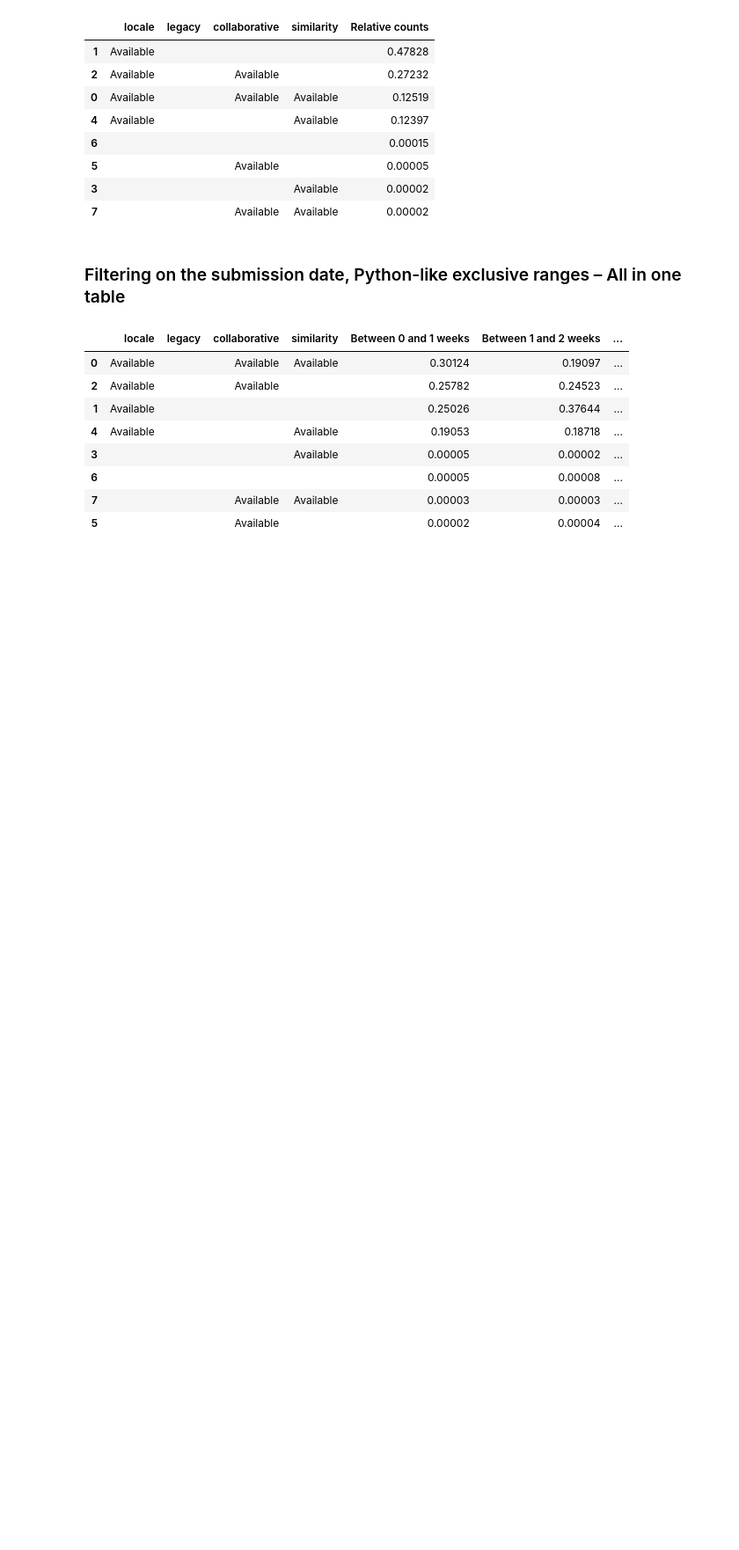
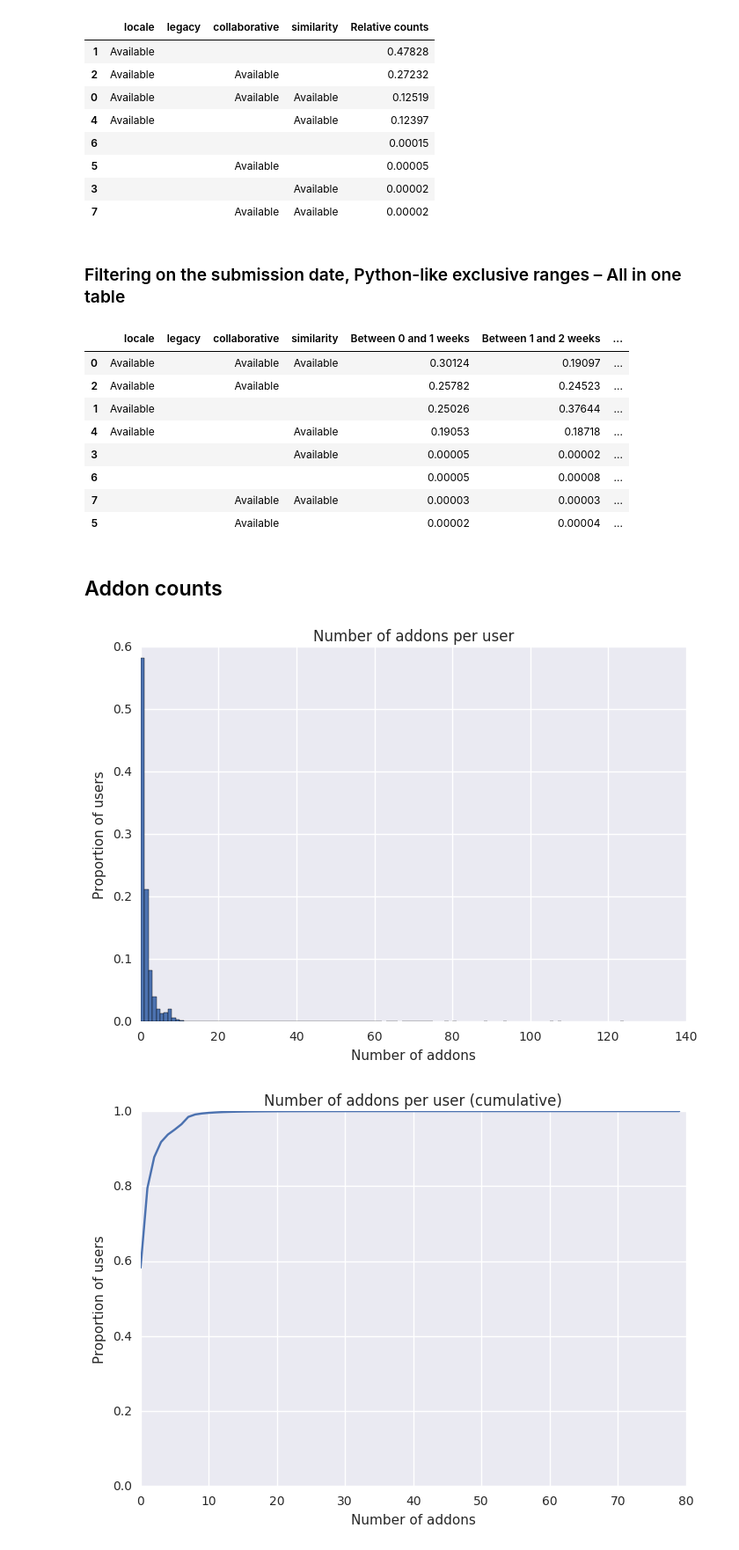
Before and after one commit to florian/taar-prototyping, a Jupyter notebook: evaluation.ipynb, the cells around one changed output. Shown: that part at 88% size. Saved outputs shown, nothing was run; the diff lists cells and outputs as text; code cells hidden in the pictures; blank space fills up the shorter version.

Commit message:
Add analysis about number of addons per user

```diff
--- a/evaluation.ipynb
+++ b/evaluation.ipynb
@@ -523,3 +527,47 @@ display_merged_filtered_results(counts, titles, total_results, combinations, lab
 | 6 |  |  |  |  | 0.00005 | 0.00008 | ... |
 | 7 |  |  | Available | Available | 0.00003 | 0.00003 | ... |
 | 5 |  |  | Available |  | 0.00002 | 0.00004 | ... |
+# %% [markdown]
+## Addon counts
+# %%
+import matplotlib.pyplot as plt
+import seaborn as sns
+%matplotlib inline
+sns.set(style="darkgrid")
+# %%
+addon_counts = rdd_completed\
+    .map(lambda client: len(client['installed_addons']))\
+    .map(lambda x: (x, 1))\
+    .reduceByKey(add)\
+    .collect()
+
+addon_counts = sorted(addon_counts, key=itemgetter(0))
+# %%
+def addon_counts_to_proportions(addon_counts):
+    num_addons, num_addons_count = zip(*addon_counts)
+
+    num_addons_total = float(sum(num_addons_count))
+    num_addons_count = np.array(num_addons_count) / num_addons_total
+
+    return num_addons, num_addons_count
+# %%
+def plot_addon_distribution(addon_counts):
+    num_addons, num_addons_count = addon_counts_to_proportions(addon_counts)
+
+    plt.bar(num_addons, num_addons_count, width=1.)
+    plt.title("Number of addons per user")
+    plt.xlabel("Number of addons")
+    plt.ylabel("Proportion of users")
+    plt.show()
+
+    plt.plot(np.cumsum(num_addons_count))
+    plt.title("Number of addons per user (cumulative)")
+    plt.xlabel("Number of addons")
+    plt.ylabel("Proportion of users")
+    plt.ylim(0, 1)
+    plt.show()
+# %%
+plot_addon_distribution(addon_counts)
+# %% [output]
+[figure, added]
+[figure, added]
```
Also changed, not shown: parts of 5 cells of this notebook, 5 other files.
